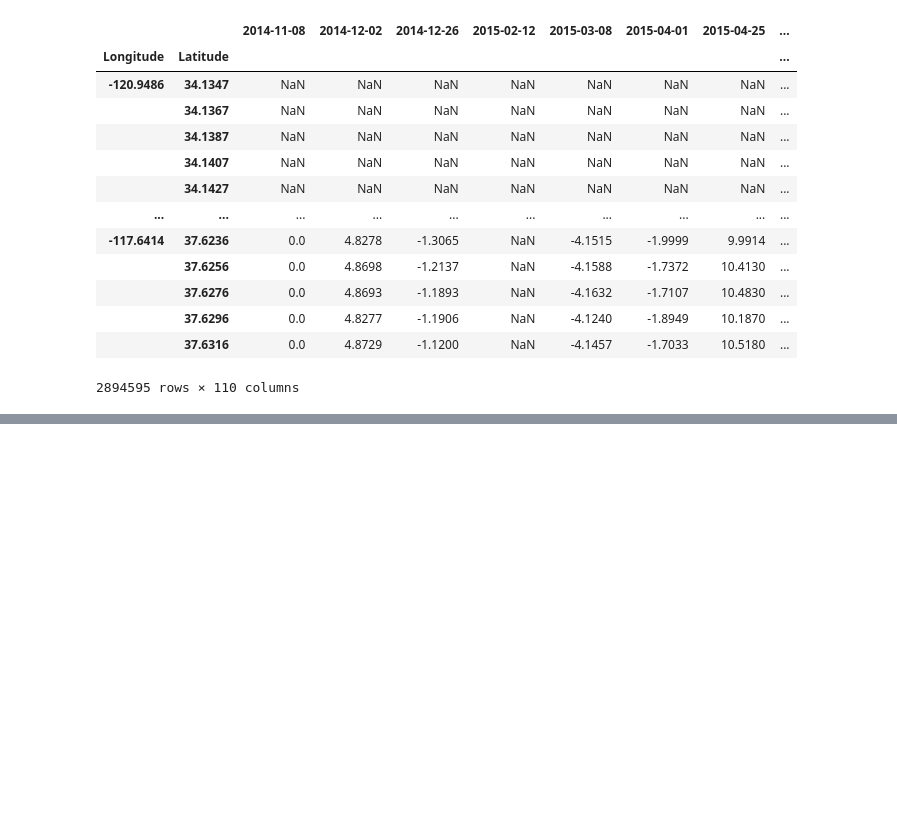
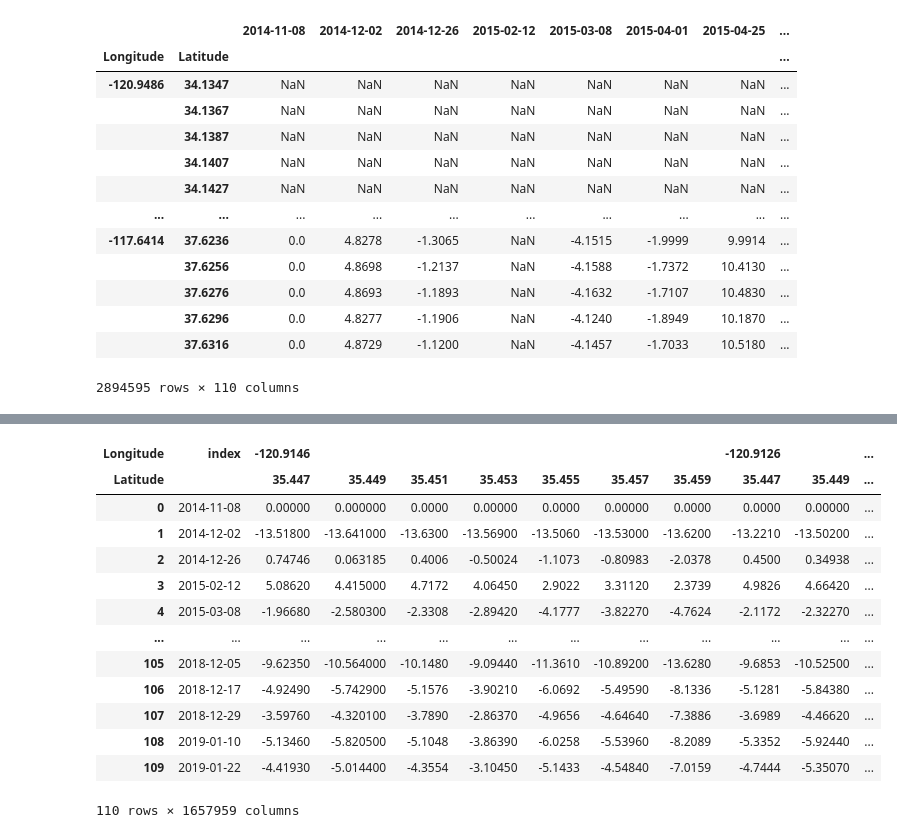
Before and after one commit to JayUpadhyayCS/DSFellowship, a Jupyter notebook: sarimax721.ipynb, the cells around one changed output, grey strips where cells are left out. Saved outputs shown, nothing was run; the diff lists cells and outputs as text; code cells hidden in the pictures; blank space fills up the shorter version.

```diff
--- a/sarimax721.ipynb
+++ b/sarimax721.ipynb
@@ -71,0 +102,20 @@ df
+# %%
+#data = df.set_axis(['data'], axis=1, inplace=False)
+#data.insert(0,"date",value=data.index)
+data=df.reset_index()
+data
+# %% [output]
+| Longitude | index | -120.9146 |  |  |  |  |  |  | -120.9126 |  | ... |
+| Latitude |  | 35.447 | 35.449 | 35.451 | 35.453 | 35.455 | 35.457 | 35.459 | 35.447 | 35.449 | ... |
+| 0 | 2014-11-08 | 0.00000 | 0.000000 | 0.0000 | 0.00000 | 0.0000 | 0.00000 | 0.0000 | 0.0000 | 0.00000 | ... |
+| 1 | 2014-12-02 | -13.51800 | -13.641000 | -13.6300 | -13.56900 | -13.5060 | -13.53000 | -13.6200 | -13.2210 | -13.50200 | ... |
+| 2 | 2014-12-26 | 0.74746 | 0.063185 | 0.4006 | -0.50024 | -1.1073 | -0.80983 | -2.0378 | 0.4500 | 0.34938 | ... |
+| 3 | 2015-02-12 | 5.08620 | 4.415000 | 4.7172 | 4.06450 | 2.9022 | 3.31120 | 2.3739 | 4.9826 | 4.66420 | ... |
+| 4 | 2015-03-08 | -1.96680 | -2.580300 | -2.3308 | -2.89420 | -4.1777 | -3.82270 | -4.7624 | -2.1172 | -2.32270 | ... |
+| ... | ... | ... | ... | ... | ... | ... | ... | ... | ... | ... | ... |
+| 105 | 2018-12-05 | -9.62350 | -10.564000 | -10.1480 | -9.09440 | -11.3610 | -10.89200 | -13.6280 | -9.6853 | -10.52500 | ... |
+| 106 | 2018-12-17 | -4.92490 | -5.742900 | -5.1576 | -3.90210 | -6.0692 | -5.49590 | -8.1336 | -5.1281 | -5.84380 | ... |
+| 107 | 2018-12-29 | -3.59760 | -4.320100 | -3.7890 | -2.86370 | -4.9656 | -4.64640 | -7.3886 | -3.6989 | -4.46620 | ... |
+| 108 | 2019-01-10 | -5.13460 | -5.820500 | -5.1048 | -3.86390 | -6.0258 | -5.53960 | -8.2089 | -5.3352 | -5.92440 | ... |
+| 109 | 2019-01-22 | -4.41930 | -5.014400 | -4.3554 | -3.10450 | -5.1433 | -4.54840 | -7.0159 | -4.7444 | -5.35070 | ... |
+110 rows × 1657959 columns
```
Also changed, not shown: parts of 22 cells of this notebook, 7 other files.
